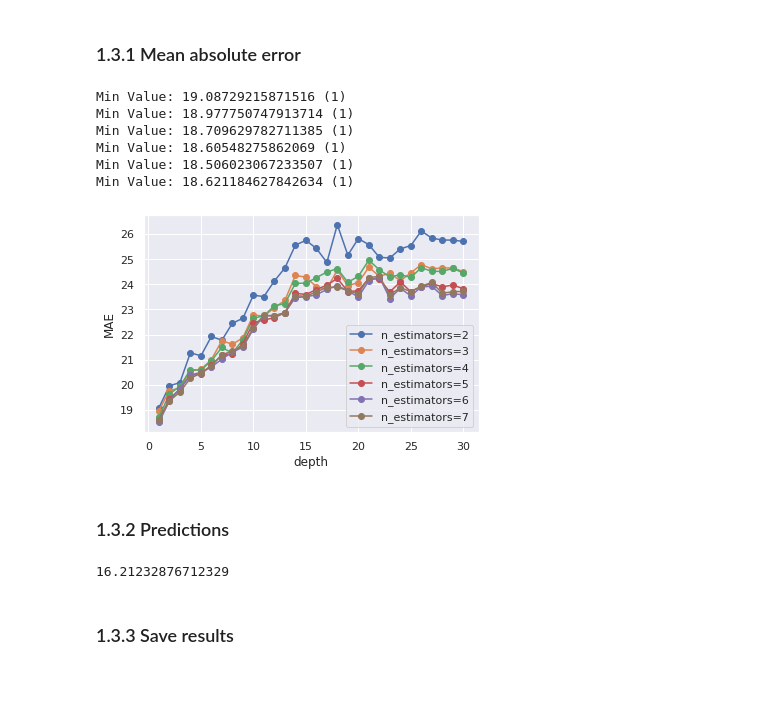
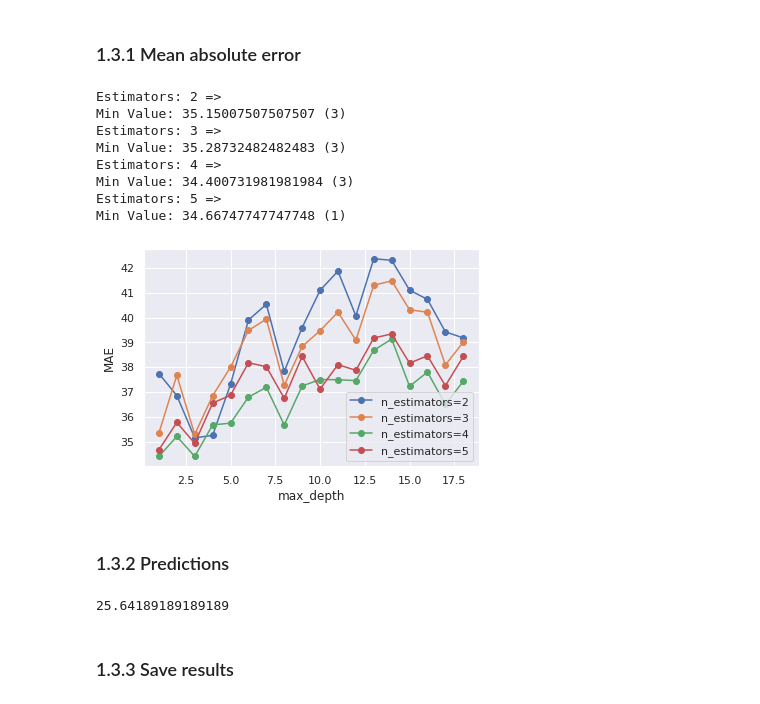
Before and after one commit to GummyBearStudioTeam/ESI_MLTechniques, a Jupyter notebook: Milestone2_Supervised.ipynb, the cells around one changed output. Saved outputs shown, nothing was run; the diff lists cells and outputs as text; code cells hidden in the pictures.

```diff
--- a/Milestone2_Supervised.ipynb
+++ b/Milestone2_Supervised.ipynb
@@ -28,7 +28,7 @@ from scipy.stats import randint as sp_randint
 ## Load data
 # %%
 df = pd.read_csv('dengue_features_train.csv')
-y = pd.read_csv('dengue_labels_train.csv')
+y_ = pd.read_csv('dengue_labels_train.csv')
 # %%
 df['city'].value_counts()
 # %% [output]
@@ -39,8 +39,8 @@ Name: city, dtype: int64
 df.drop(['week_start_date'], axis=1, inplace=True)
 df.set_index(['city', 'year', 'weekofyear'], inplace=True)
 all_features = df.columns
-y.set_index(['city', 'year', 'weekofyear'], inplace=True)
-df.shape, y.shape
+y_.set_index(['city', 'year', 'weekofyear'], inplace=True)
+df.shape, y_.shape
 # %% [output]
 ((1456, 20), (1456, 1))
 # %%
@@ -123,11 +123,11 @@ GROUP_SUBSET = True
 #features = ['ndvi_ne', 'ndvi_nw', 'ndvi_se', 'ndvi_sw', 'precipitation_amt_mm', 'reanalysis_precip_amt_kg_per_m2', 'reanalysis_specific_humidity_g_per_kg']
 X_ = pd.DataFrame(X_, index=df.index, columns=all_features)
 # %%
-X_sj = X.loc['sj'].copy()
-X_iq = X.loc['iq'].copy()
+X_sj = X_.loc['sj'].copy()
+X_iq = X_.loc['iq'].copy()
 
-y_sj = y.loc['sj'].copy()
-y_iq = y.loc['iq'].copy()
+y_sj = y_.loc['sj'].copy()
+y_iq = y_.loc['iq'].copy()
 
 if GROUP_SUBSET:
     X_sj = X_sj[X_sj.index.get_level_values(0) >= 1992]
@@ -327,26 +322,28 @@ generate_visualization(dt, X, y)
 # %% [markdown]
 ### 1.3.1 Mean absolute error
 # %%
-max_estimators = 8
-max_max_depth = 32
+max_estimators = 6
+max_max_depth = 20
 for n in range(2, max_estimators):
     rf = RandomForestRegressor(n_estimators=n, criterion='mae', random_state=0)
+    print(f"Estimators: {n} =>")
     generate_plot(X, y, rf, 'max_depth', max_max_depth, 10)
-plt.xlabel('depth')
 plt.show()
 # %% [output]
-Min Value: 19.08729215871516 (1)
-Min Value: 18.977750747913714 (1)
-Min Value: 18.709629782711385 (1)
-Min Value: 18.60548275862069 (1)
-Min Value: 18.506023067233507 (1)
-Min Value: 18.621184627842634 (1)
+Estimators: 2 =>
+Min Value: 35.15007507507507 (3)
+Estimators: 3 =>
+Min Value: 35.28732482482483 (3)
+Estimators: 4 =>
+Min Value: 34.400731981981984 (3)
+Estimators: 5 =>
+Min Value: 34.66747747747748 (1)
-[figure, old version]
+[figure, new version]
 # %% [markdown]
 ### 1.3.2 Predictions
 # %%
 rf = RandomForestRegressor(n_estimators=4, max_depth=3, criterion='mae', random_state=0)
 fit_regressor(rf, X, y)
 # %% [output]
-16.21232876712329
+25.64189189189189
 # %%
```
Also changed, not shown: parts of 14 cells of this notebook, 3 other files.
